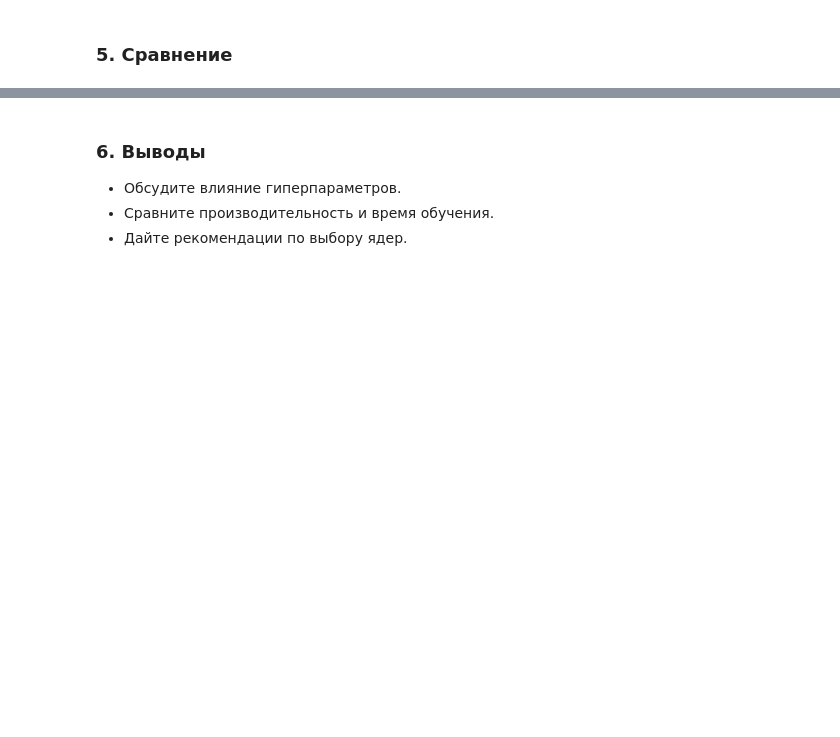
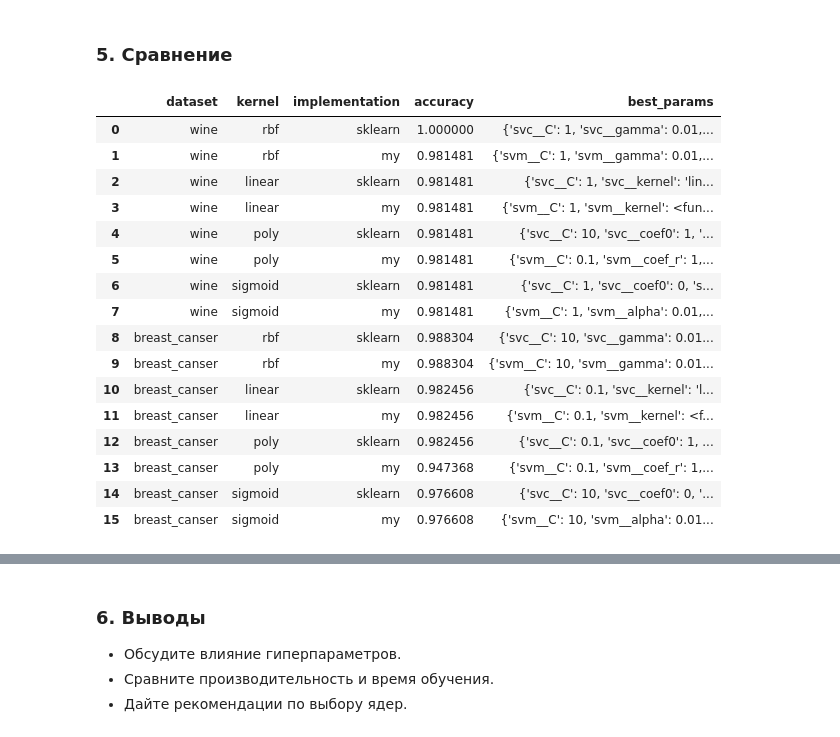
Before and after one commit to dvapack/ml_labs, a Jupyter notebook: SVM-SVR/Lab_1.ipynb, the cells around one changed output, grey strips where cells are left out. Saved outputs shown, nothing was run; the diff lists cells and outputs as text; code cells hidden in the pictures; blank space fills up the shorter version.

```diff
--- a/SVM-SVR/Lab_1.ipynb
+++ b/SVM-SVR/Lab_1.ipynb
@@ -840,16 +766,16 @@ param_grid_sigmoid = {
 
 pipeline_sigmoid = Pipeline([
     ('scaler', StandardScaler()),
-    ('svr', MySVR(kernel='sigmoid'))
+    ('svr', MySVR(kernel=sigmoid_kernel))
 ])
 
-grid = GridSearchCV(pipeline_sigmoid, param_grid_sigmoid, cv=5, scoring='neg_mean_squared_error')
+grid = GridSearchCV(pipeline_sigmoid, param_grid_sigmoid, cv=5, n_jobs=-1)
 grid.fit(X_train, y_train)
 best_params = grid.best_params_
 y_pred = grid.predict(X_test)
 mse = mean_squared_error(y_test, y_pred)
-results_svm['california_housing']['sigmoid']['my']['best_params'] = best_params
-results_svm['california_housing']['sigmoid']['my']['mean_squared_error'] = mse
+results_svr['california_housing']['sigmoid']['my']['best_params'] = best_params
+results_svr['california_housing']['sigmoid']['my']['mean_squared_error'] = mse
 # %% [markdown]
 ##### rbf
 # %%
@@ -864,13 +790,13 @@ pipeline_rbf = Pipeline([
     ('svr', SVR(kernel='rbf'))
 ])
 
-grid = GridSearchCV(pipeline_rbf, param_grid_rbf, cv=5, scoring='neg_mean_squared_error')
+grid = GridSearchCV(pipeline_rbf, param_grid_rbf, cv=5, n_jobs=-1)
 grid.fit(X_train, y_train)
 best_params = grid.best_params_
 y_pred = grid.predict(X_test)
 mse = mean_squared_error(y_test, y_pred)
-results_svm['california_housing']['rbf']['sklearn']['best_params'] = best_params
-results_svm['california_housing']['rbf']['sklearn']['mean_squared_error'] = mse
+results_svr['california_housing']['rbf']['sklearn']['best_params'] = best_params
+results_svr['california_housing']['rbf']['sklearn']['mean_squared_error'] = mse
 # %%
 param_grid_rbf = {
     'svr__C': [0.1, 1, 10, 100],
@@ -880,15 +806,15 @@ param_grid_rbf = {
 
 pipeline_rbf = Pipeline([
     ('scaler', StandardScaler()),
-    ('svr', MySVR(kernel='rbf'))
+    ('svr', MySVR(kernel=rbf_kernel))
 ])
 
-grid = GridSearchCV(pipeline_rbf, param_grid_rbf, cv=5, scoring='neg_mean_squared_error')
+grid = GridSearchCV(pipeline_rbf, param_grid_rbf, cv=5, n_jobs=-1)
 grid.fit(X_train, y_train)
 best_params = grid.best_params_
 y_pred = grid.predict(X_test)
 mse = mean_squared_error(y_test, y_pred)
-results_svm['california_housing']['rbf']['my']['best_params'] = best_params
-results_svm['california_housing']['rbf']['my']['mean_squared_error'] = mse
+results_svr['california_housing']['rbf']['my']['best_params'] = best_params
+results_svr['california_housing']['rbf']['my']['mean_squared_error'] = mse
 # %% [markdown]
 ### 5. Сравнение
@@ -898,0 +821,13 @@ dataframe_svr_california_housing = pd.DataFrame.from_dict(results_svm['californi
+# %%
+results_svm_df = pd.DataFrame([
+    {
+        'dataset': dataset,
+        'kernel': kernel,
+        'implementation': impl,
+        'accuracy': results_svm[dataset][kernel][impl]['accuracy'],
+        'best_params': results_svm[dataset][kernel][impl]['best_params']
+    }
+    for dataset in results_svm
+    for kernel in results_svm[dataset]
+    for impl in results_svm[dataset][kernel]
+])
@@ -898,0 +847,20 @@ dataframe_svr_california_housing = pd.DataFrame.from_dict(results_svm['californi
+# %%
+results_svm_df
+# %% [output]
+|  | dataset | kernel | implementation | accuracy | best_params |
+| 0 | wine | rbf | sklearn | 1.000000 | {'svc__C': 1, 'svc__gamma': 0.01,... |
+| 1 | wine | rbf | my | 0.981481 | {'svm__C': 1, 'svm__gamma': 0.01,... |
+| 2 | wine | linear | sklearn | 0.981481 | {'svc__C': 1, 'svc__kernel': 'lin... |
+| 3 | wine | linear | my | 0.981481 | {'svm__C': 1, 'svm__kernel': <fun... |
+| 4 | wine | poly | sklearn | 0.981481 | {'svc__C': 10, 'svc__coef0': 1, '... |
+| 5 | wine | poly | my | 0.981481 | {'svm__C': 0.1, 'svm__coef_r': 1,... |
+| 6 | wine | sigmoid | sklearn | 0.981481 | {'svc__C': 1, 'svc__coef0': 0, 's... |
+| 7 | wine | sigmoid | my | 0.981481 | {'svm__C': 1, 'svm__alpha': 0.01,... |
+| 8 | breast_canser | rbf | sklearn | 0.988304 | {'svc__C': 10, 'svc__gamma': 0.01... |
+| 9 | breast_canser | rbf | my | 0.988304 | {'svm__C': 10, 'svm__gamma': 0.01... |
+| 10 | breast_canser | linear | sklearn | 0.982456 | {'svc__C': 0.1, 'svc__kernel': 'l... |
+| 11 | breast_canser | linear | my | 0.982456 | {'svm__C': 0.1, 'svm__kernel': <f... |
+| 12 | breast_canser | poly | sklearn | 0.982456 | {'svc__C': 0.1, 'svc__coef0': 1, ... |
+| 13 | breast_canser | poly | my | 0.947368 | {'svm__C': 0.1, 'svm__coef_r': 1,... |
+| 14 | breast_canser | sigmoid | sklearn | 0.976608 | {'svc__C': 10, 'svc__coef0': 0, '... |
+| 15 | breast_canser | sigmoid | my | 0.976608 | {'svm__C': 10, 'svm__alpha': 0.01... |
```
Also changed, not shown: parts of 29 cells of this notebook, 1 other file.
